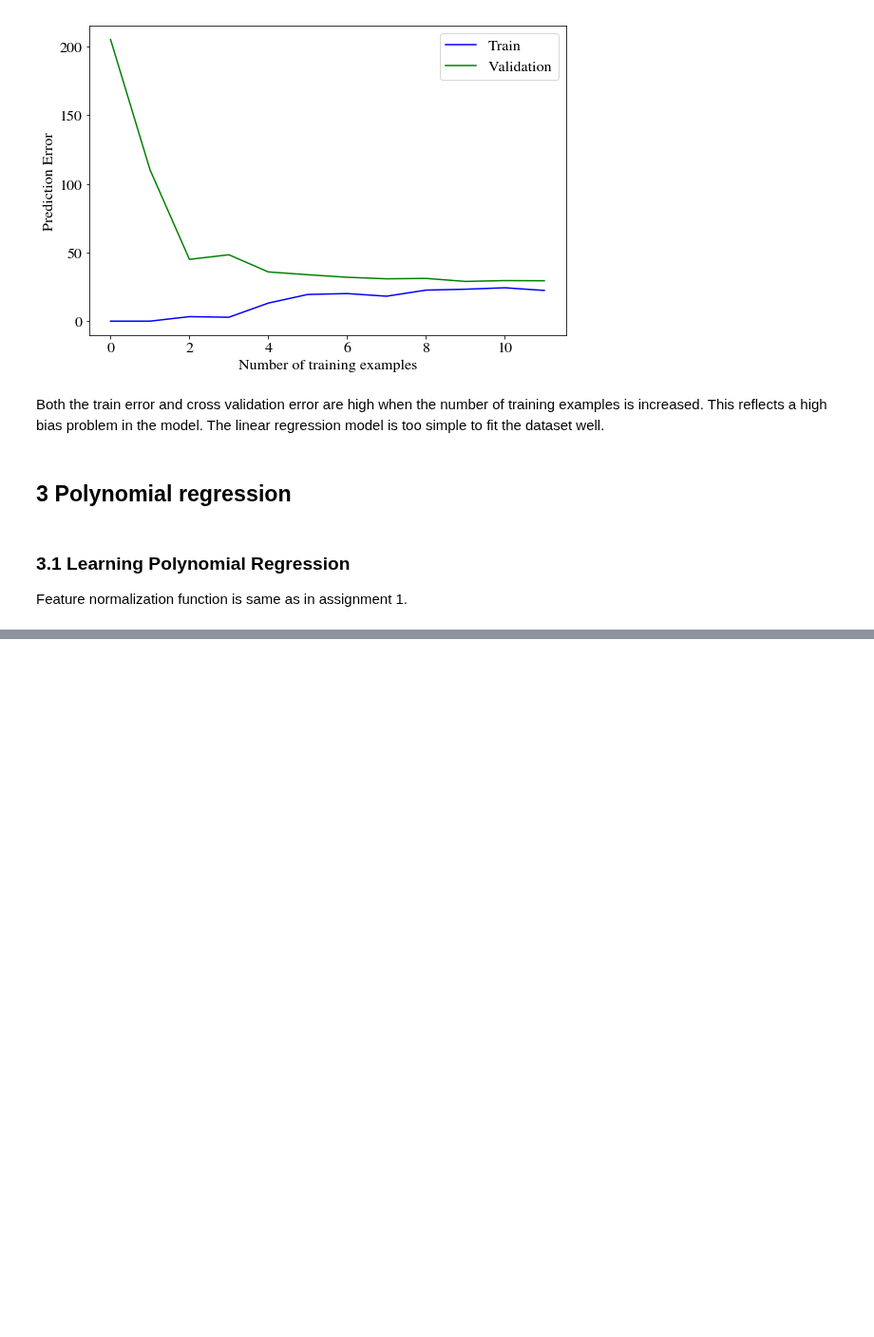
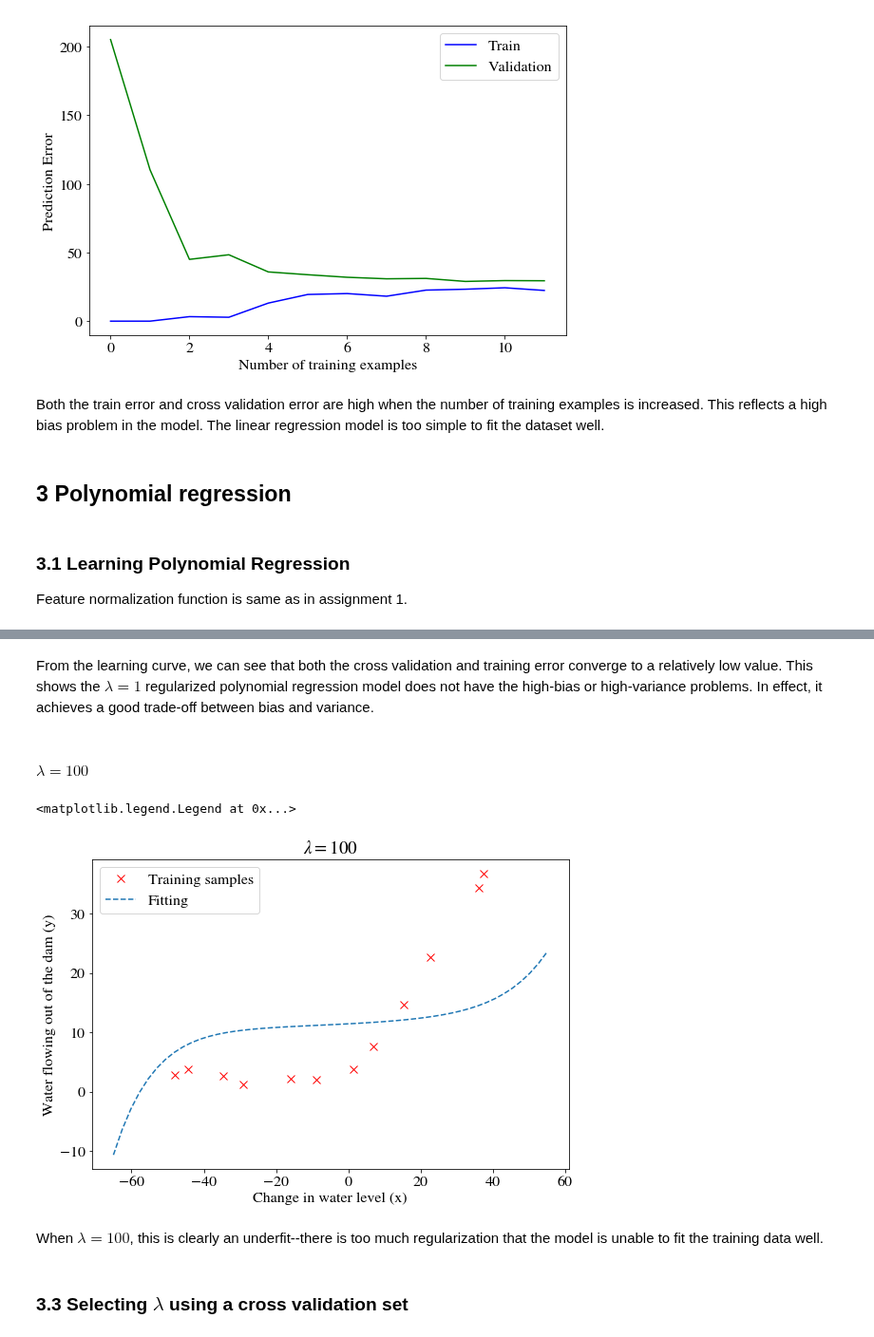
Before and after one commit to oeyh/NN, a Jupyter notebook: assignment5 Bias vs Variance/Assignment 5.ipynb, the cells around one changed output, grey strips where cells are left out. Shown at 95% size. Drawn from its saved outputs; the diff is of its cells as text; code cells hidden in the pictures; blank space fills up the shorter version.

```diff
--- a/assignment5 Bias vs Variance/Assignment 5.ipynb
+++ b/assignment5 Bias vs Variance/Assignment 5.ipynb
@@ -308,0 +378,40 @@ Text(0,0.5,'Water flowing out of the dam (y)')
+# %% [markdown]
+From the learning curve, we can see that both the cross validation and training error converge to a relatively low value. This shows the $\lambda = 1$ regularized polynomial regression model does not have the high-bias or high-variance problems. In effect, it achieves a good trade-off between bias and variance.
+# %% [markdown]
+#### $\lambda=100$
+# %%
+# Learning polynomial regression
+lmd = 100
+init_theta = np.zeros(p+1)
+
+result = minimize(linearRegCostFunction, init_theta, args=(X_poly_wb, y, lmd), method='TNC', jac=True, options={'disp': True, 'maxiter':200})
+theta = result.x
+
+# visualizing result
+
+# predicted y
+Xp = np.linspace(-65, 55, 51)[:, np.newaxis]
+mp = Xp.shape[0]
+Xp_poly = polyFeatures(Xp, p)
+Xp_poly = (Xp_poly - mu) / sigma # need to use mu, sigma of the training sample to normalize this set
+Xp_poly_wb = np.concatenate((np.ones((mp, 1)), Xp_poly), axis=1)
+
+yp = Xp_poly_wb@theta[:, np.newaxis]
+
+# plot
+fig, ax = plt.subplots(figsize=(9,6))
+
+ax.plot(X, y, 'rx', markersize=8, label='Training samples')
+ax.plot(Xp, yp, '--', markersize=10, label='Fitting')
+# ax.plot(X, X_poly_wb@theta[:, np.newaxis], 'go', markersize=8)
+ax.set_xlabel('Change in water level (x)')
+ax.set_ylabel('Water flowing out of the dam (y)')
+ax.set_title('$\lambda = {}$'.format(lmd))
+ax.legend()
+# %% [output]
+<matplotlib.legend.Legend at 0x...>
+[figure, added]
+# %% [markdown]
+When $\lambda=100$, this is clearly an underfit--there is too much regularization that the model is unable to fit the training data well.
+# %% [markdown]
+### 3.3 Selecting $\lambda$ using a cross validation set
```
Also changed, not shown: parts of 15 cells of this notebook.
